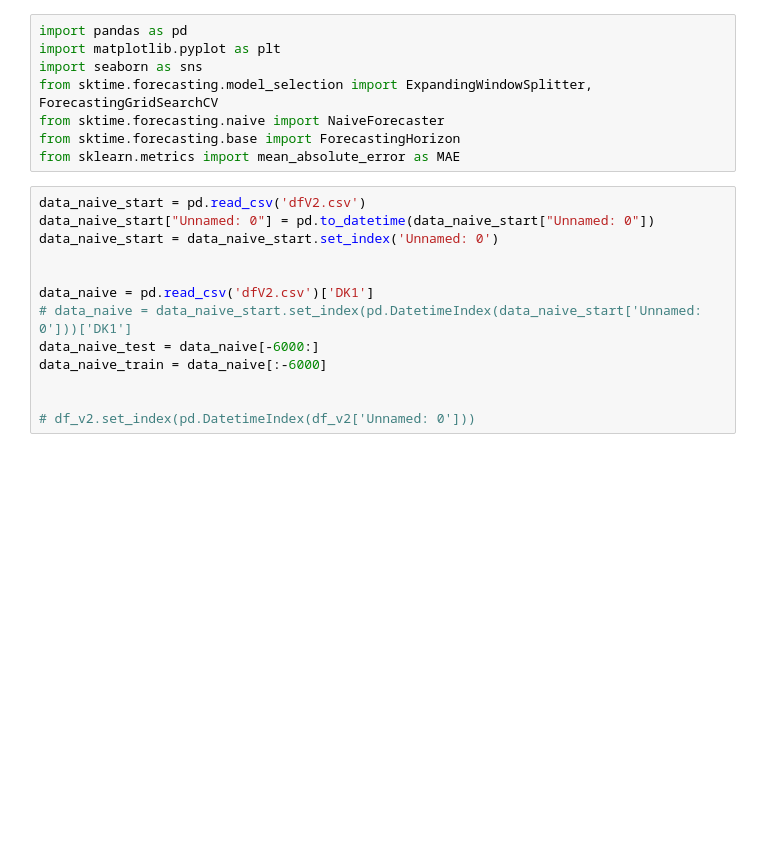
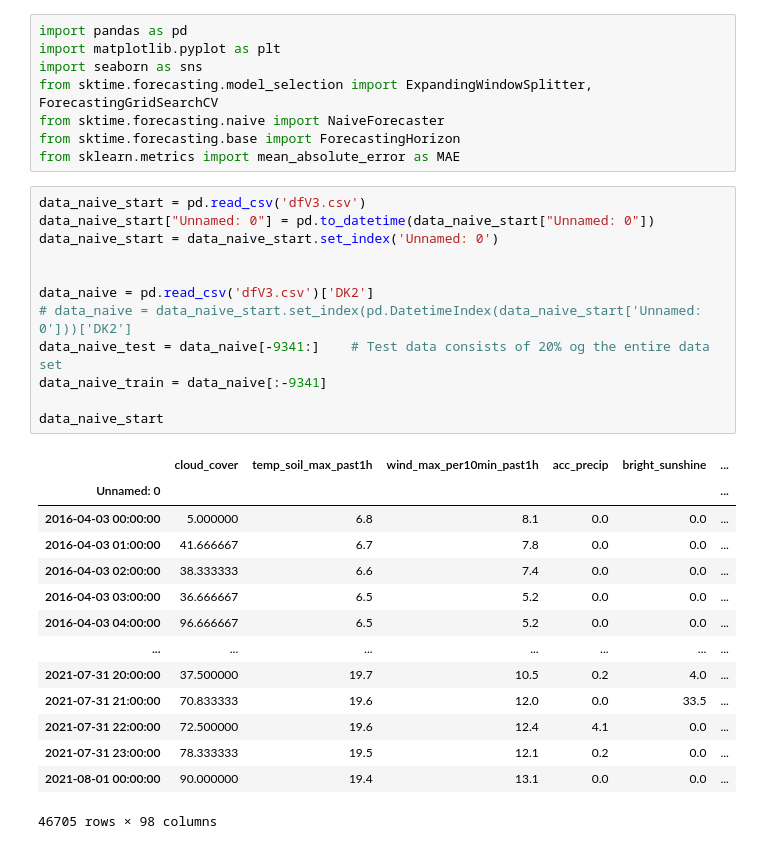
Before and after one commit to sjhpol/ISDS_arbejde, a Jupyter notebook: Exam/Naive forecast.ipynb, the cells around one changed output. Cells and saved outputs as stored; diff of their text form; blank space fills up the shorter version.

```diff
--- a/Exam/Naive forecast.ipynb
+++ b/Exam/Naive forecast.ipynb
@@ -11,18 +11,32 @@ from sktime.forecasting.naive import NaiveForecaster
 from sktime.forecasting.base import ForecastingHorizon
 from sklearn.metrics import mean_absolute_error as MAE
 # %%
-data_naive_start = pd.read_csv('dfV2.csv')
+data_naive_start = pd.read_csv('dfV3.csv')
 data_naive_start["Unnamed: 0"] = pd.to_datetime(data_naive_start["Unnamed: 0"])
 data_naive_start = data_naive_start.set_index('Unnamed: 0')
 
 
-data_naive = pd.read_csv('dfV2.csv')['DK1']
-# data_naive = data_naive_start.set_index(pd.DatetimeIndex(data_naive_start['Unnamed: 0']))['DK1']
-data_naive_test = data_naive[-6000:]
-data_naive_train = data_naive[:-6000]
+data_naive = pd.read_csv('dfV3.csv')['DK2']
+# data_naive = data_naive_start.set_index(pd.DatetimeIndex(data_naive_start['Unnamed: 0']))['DK2']
+data_naive_test = data_naive[-9341:]    # Test data consists of 20% og the entire data set
+data_naive_train = data_naive[:-9341]
 
-
-# df_v2.set_index(pd.DatetimeIndex(df_v2['Unnamed: 0']))
+data_naive_start
+# %% [output]
+|  | cloud_cover | temp_soil_max_past1h | wind_max_per10min_past1h | acc_precip | bright_sunshine | ... |
+| Unnamed: 0 |  |  |  |  |  | ... |
+| 2016-04-03 00:00:00 | 5.000000 | 6.8 | 8.1 | 0.0 | 0.0 | ... |
+| 2016-04-03 01:00:00 | 41.666667 | 6.7 | 7.8 | 0.0 | 0.0 | ... |
+| 2016-04-03 02:00:00 | 38.333333 | 6.6 | 7.4 | 0.0 | 0.0 | ... |
+| 2016-04-03 03:00:00 | 36.666667 | 6.5 | 5.2 | 0.0 | 0.0 | ... |
+| 2016-04-03 04:00:00 | 96.666667 | 6.5 | 5.2 | 0.0 | 0.0 | ... |
+| ... | ... | ... | ... | ... | ... | ... |
+| 2021-07-31 20:00:00 | 37.500000 | 19.7 | 10.5 | 0.2 | 4.0 | ... |
+| 2021-07-31 21:00:00 | 70.833333 | 19.6 | 12.0 | 0.0 | 33.5 | ... |
+| 2021-07-31 22:00:00 | 72.500000 | 19.6 | 12.4 | 4.1 | 0.0 | ... |
+| 2021-07-31 23:00:00 | 78.333333 | 19.5 | 12.1 | 0.2 | 0.0 | ... |
+| 2021-08-01 00:00:00 | 90.000000 | 19.4 | 13.1 | 0.0 | 0.0 | ... |
+46705 rows × 98 columns
 # %%
 # fh = ForecastingHorizon(data_naive_test.index,is_relative=False)
 forecaster = NaiveForecaster(strategy='last', sp=24)    # Seasonality trajectory at 24 since prices are folowing daily seasons
```
Also changed, not shown: parts of 3 cells of this notebook.
